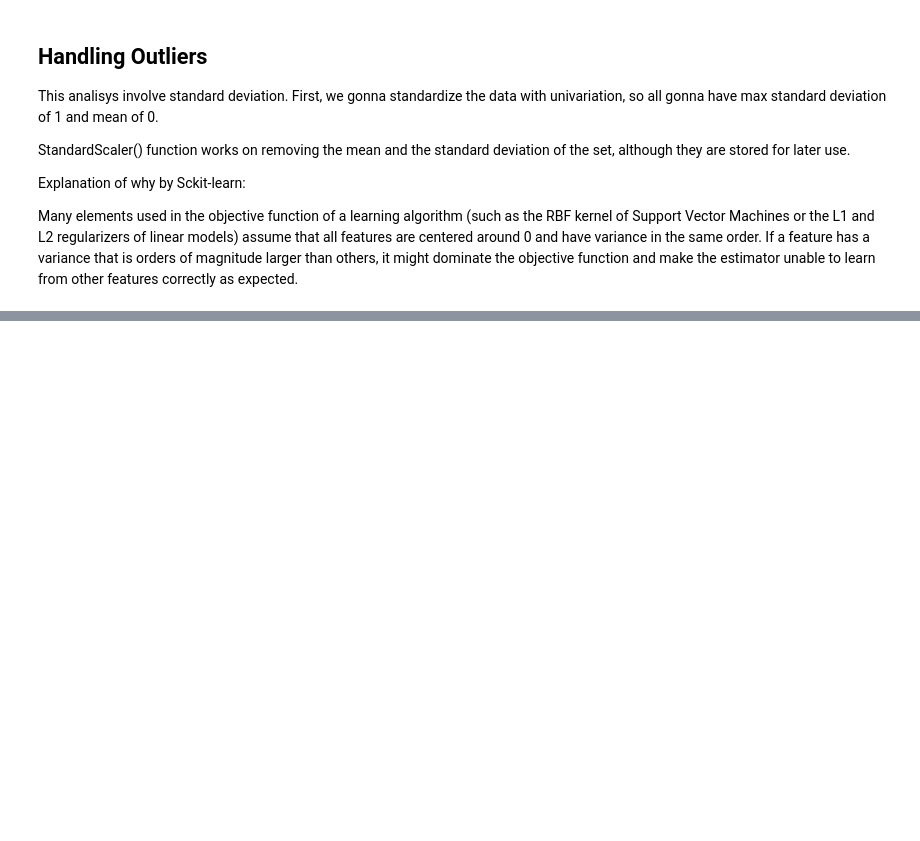
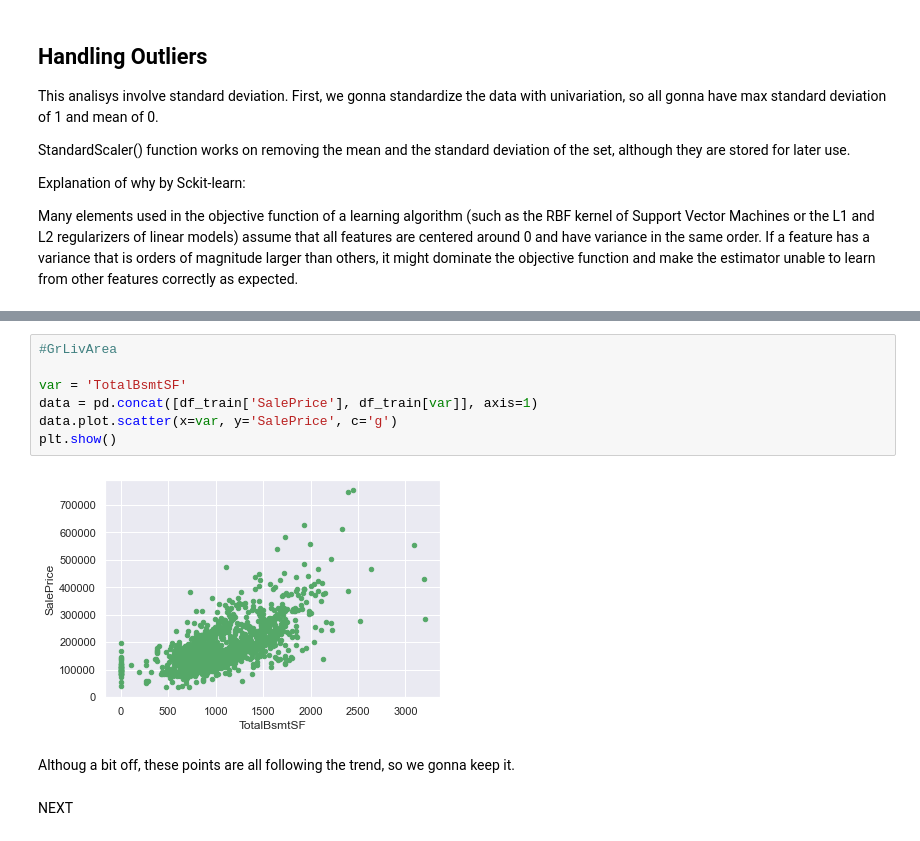
Before and after one commit to joaothomazlemos/house-price-predictor, a Jupyter notebook: housePricePredictor.ipynb, the cells around one changed output, grey strips where cells are left out. Saved outputs shown, nothing was run; the diff lists cells and outputs as text; blank space fills up the shorter version.

```diff
--- a/housePricePredictor.ipynb
+++ b/housePricePredictor.ipynb
@@ -321,0 +400,13 @@ outer range (low) of the distribution:
+# %%
+#GrLivArea
+
+var = 'TotalBsmtSF'
+data = pd.concat([df_train['SalePrice'], df_train[var]], axis=1)
+data.plot.scatter(x=var, y='SalePrice', c='g')
+plt.show()
+# %% [output]
+[figure, added]
+# %% [markdown]
+Althoug a bit off, these points are all following the trend, so we gonna keep it.
+# %% [markdown]
+NEXT
```
Also changed, not shown: parts of 11 cells of this notebook.
